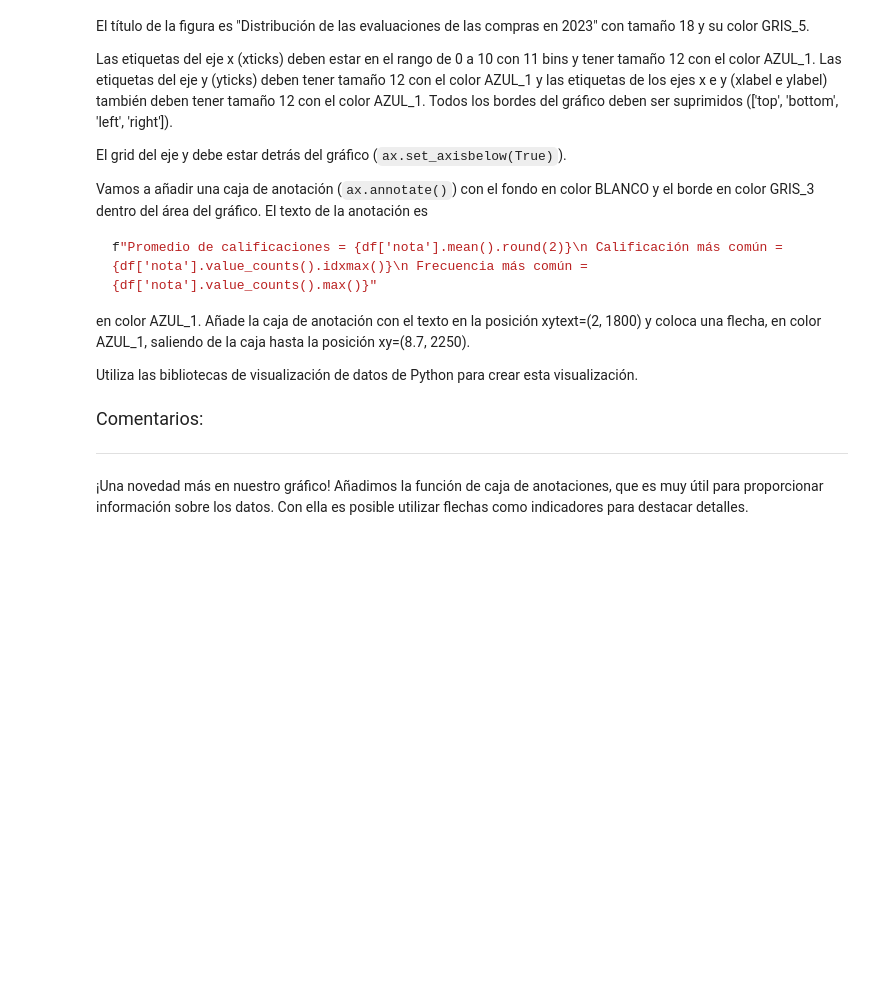
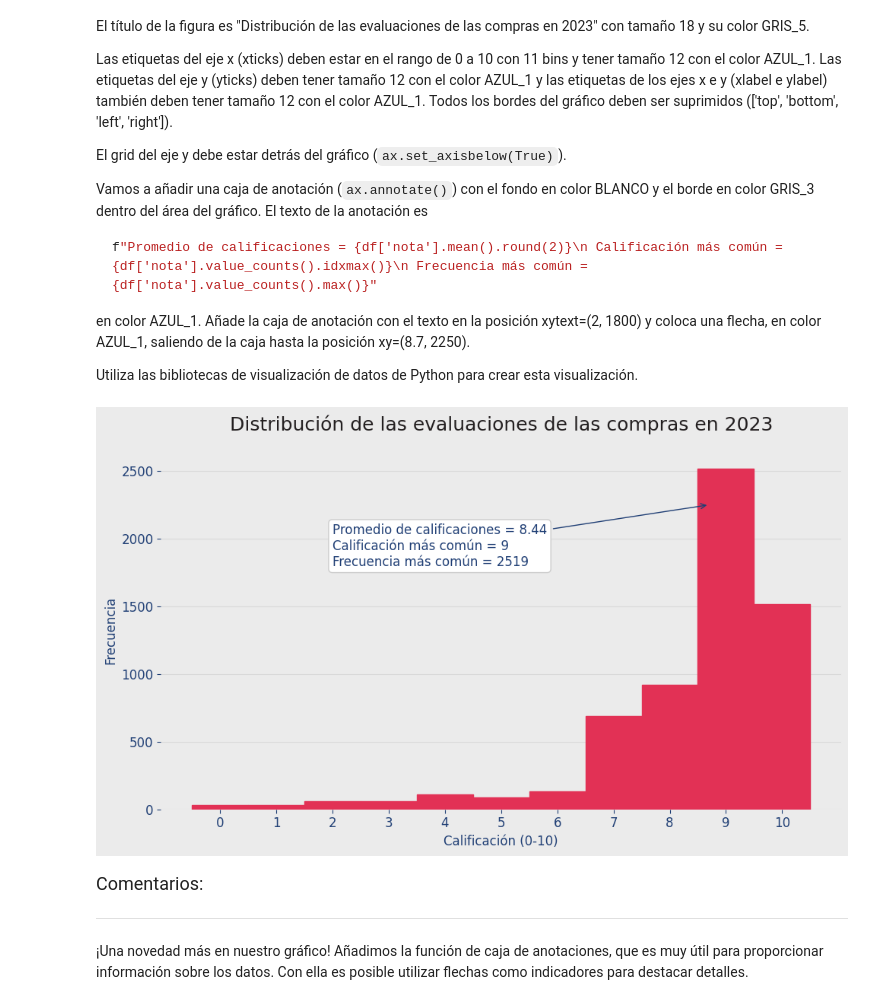
Before and after one commit to Yaaxek/IA-aplicada-a-la-ciencia-de-datos, a Jupyter notebook: ia_aplicada_a_ciencia_de_datos.ipynb, the cells around one changed output. Saved outputs shown, nothing was run; the diff lists cells and outputs as text; code cells hidden in the pictures; blank space fills up the shorter version.

```diff
--- a/ia_aplicada_a_ciencia_de_datos.ipynb
+++ b/ia_aplicada_a_ciencia_de_datos.ipynb
@@ -3089,3 +3206,7 @@ Utiliza las bibliotecas de visualización de datos de Python para crear esta vis
+# %%
+distribucion_calificaciones().show()
+# %% [output]
+[figure, added]
 # %% [markdown]
 <font color="7b71ff" size=4> Comentarios: </font>
 
```
Also changed, not shown: parts of 9 cells of this notebook.
